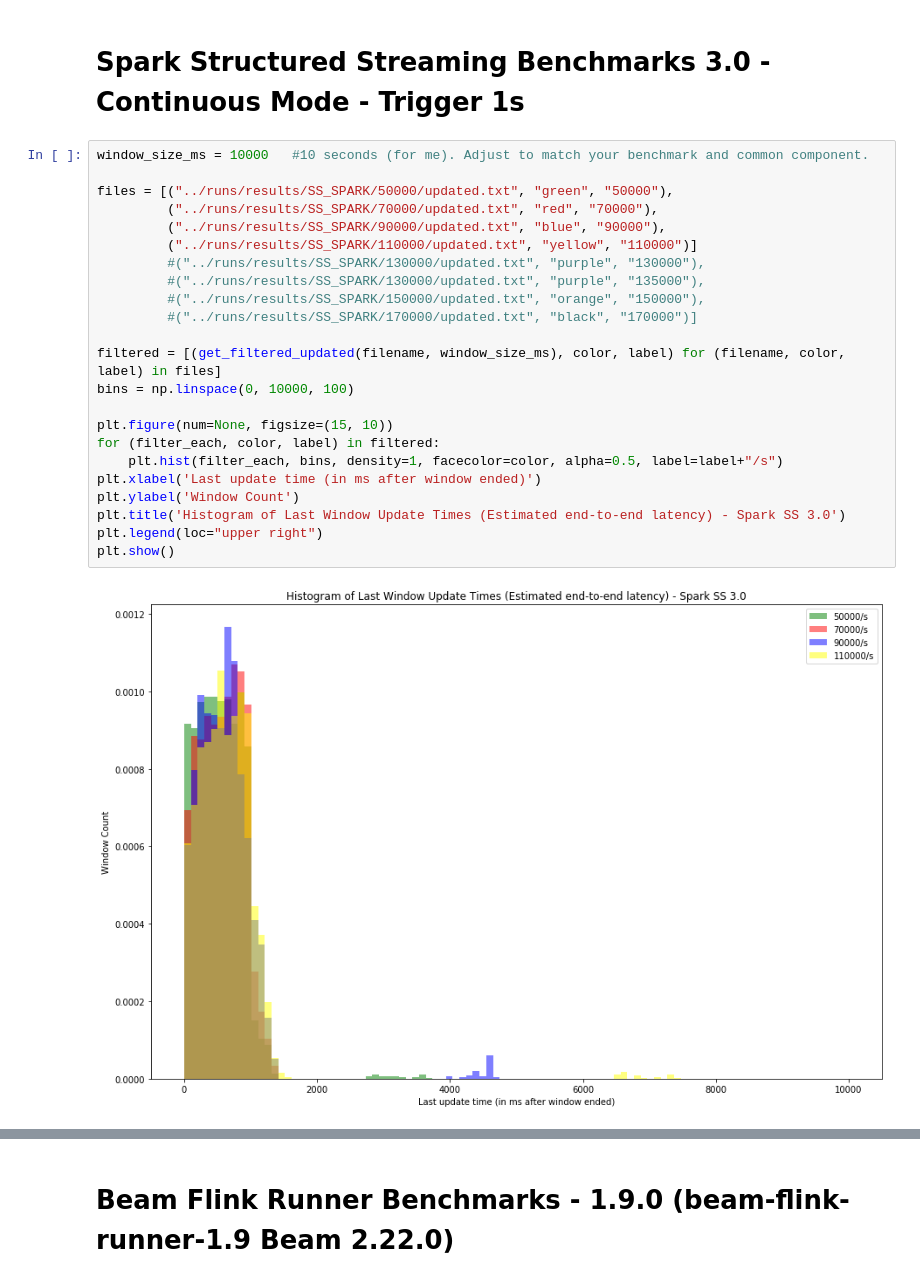
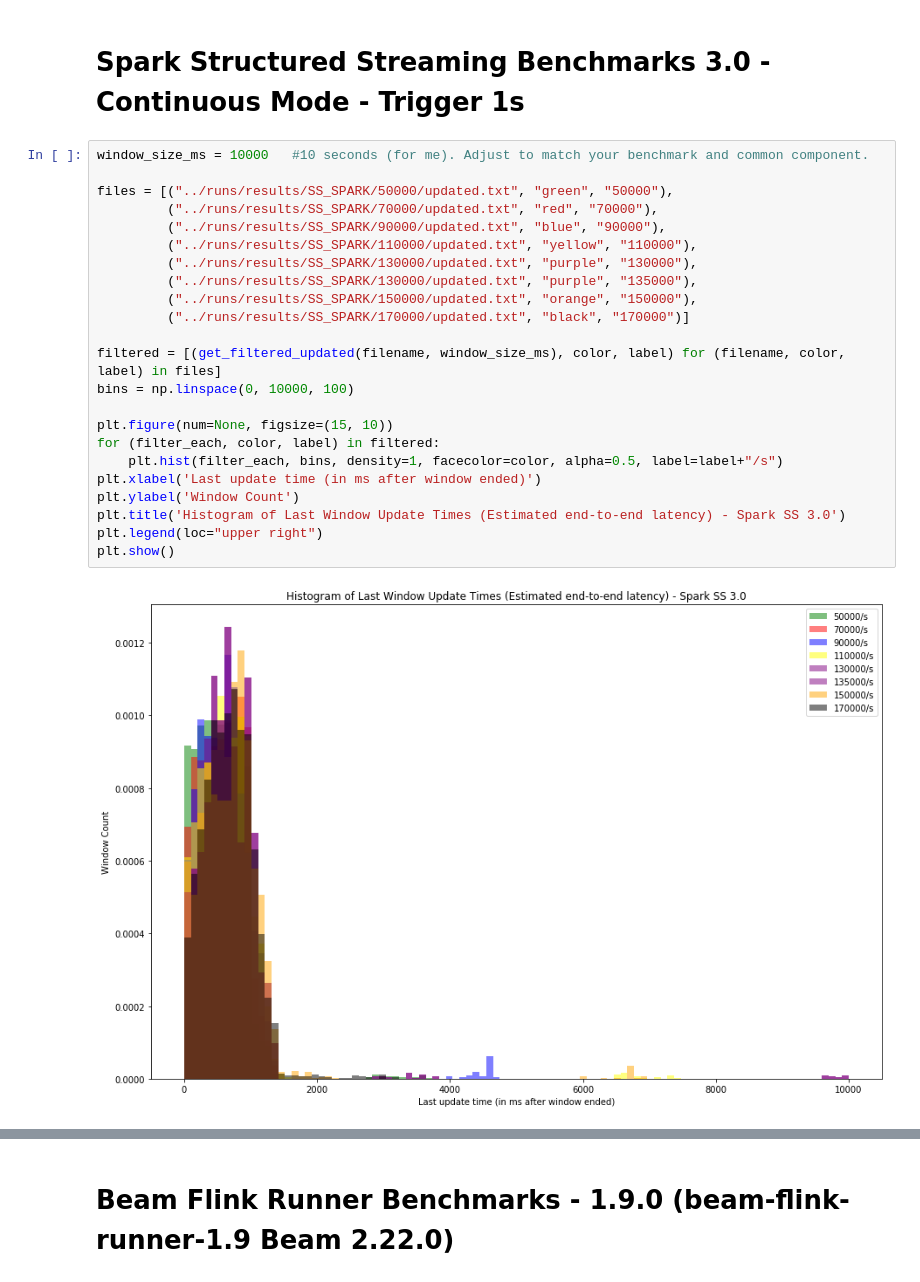
Before and after one commit to yahoo/streaming-benchmarks, a Jupyter notebook: pynotebooks/Benchmark_combined.ipynb, the cells around one changed output, grey strips where cells are left out. Drawn from its saved outputs; the diff is of its cells as text.

```diff
--- a/pynotebooks/Benchmark_combined.ipynb
+++ b/pynotebooks/Benchmark_combined.ipynb
@@ -419,28 +419,28 @@ plt.show()
 # %%
 window_size_ms = 10000   #10 seconds (for me). Adjust to match your benchmark and common component.
 
 files = [("../runs/results/SS_SPARK/50000/updated.txt", "green", "50000"),
          ("../runs/results/SS_SPARK/70000/updated.txt", "red", "70000"),
          ("../runs/results/SS_SPARK/90000/updated.txt", "blue", "90000"),
-         ("../runs/results/SS_SPARK/110000/updated.txt", "yellow", "110000")]
-         #("../runs/results/SS_SPARK/130000/updated.txt", "purple", "130000"),
-         #("../runs/results/SS_SPARK/130000/updated.txt", "purple", "135000"),
-         #("../runs/results/SS_SPARK/150000/updated.txt", "orange", "150000"),
-         #("../runs/results/SS_SPARK/170000/updated.txt", "black", "170000")]
+         ("../runs/results/SS_SPARK/110000/updated.txt", "yellow", "110000"),
+         ("../runs/results/SS_SPARK/130000/updated.txt", "purple", "130000"),
+         ("../runs/results/SS_SPARK/130000/updated.txt", "purple", "135000"),
+         ("../runs/results/SS_SPARK/150000/updated.txt", "orange", "150000"),
+         ("../runs/results/SS_SPARK/170000/updated.txt", "black", "170000")]
 
 filtered = [(get_filtered_updated(filename, window_size_ms), color, label) for (filename, color, label) in files]
 bins = np.linspace(0, 10000, 100)
 
 plt.figure(num=None, figsize=(15, 10))
 for (filter_each, color, label) in filtered:
     plt.hist(filter_each, bins, density=1, facecolor=color, alpha=0.5, label=label+"/s")
 plt.xlabel('Last update time (in ms after window ended)')
 plt.ylabel('Window Count')
 plt.title('Histogram of Last Window Update Times (Estimated end-to-end latency) - Spark SS 3.0')
 plt.legend(loc="upper right")
 plt.show()
 # %% [output]
-[figure, old version]
+[figure, new version]
 # %%
 #Draws percentile charts from tuples of ([points], [percentiles], label)
 def draw_line(points, percentiles, label):
```
Also changed, not shown: parts of 3 cells of this notebook.
